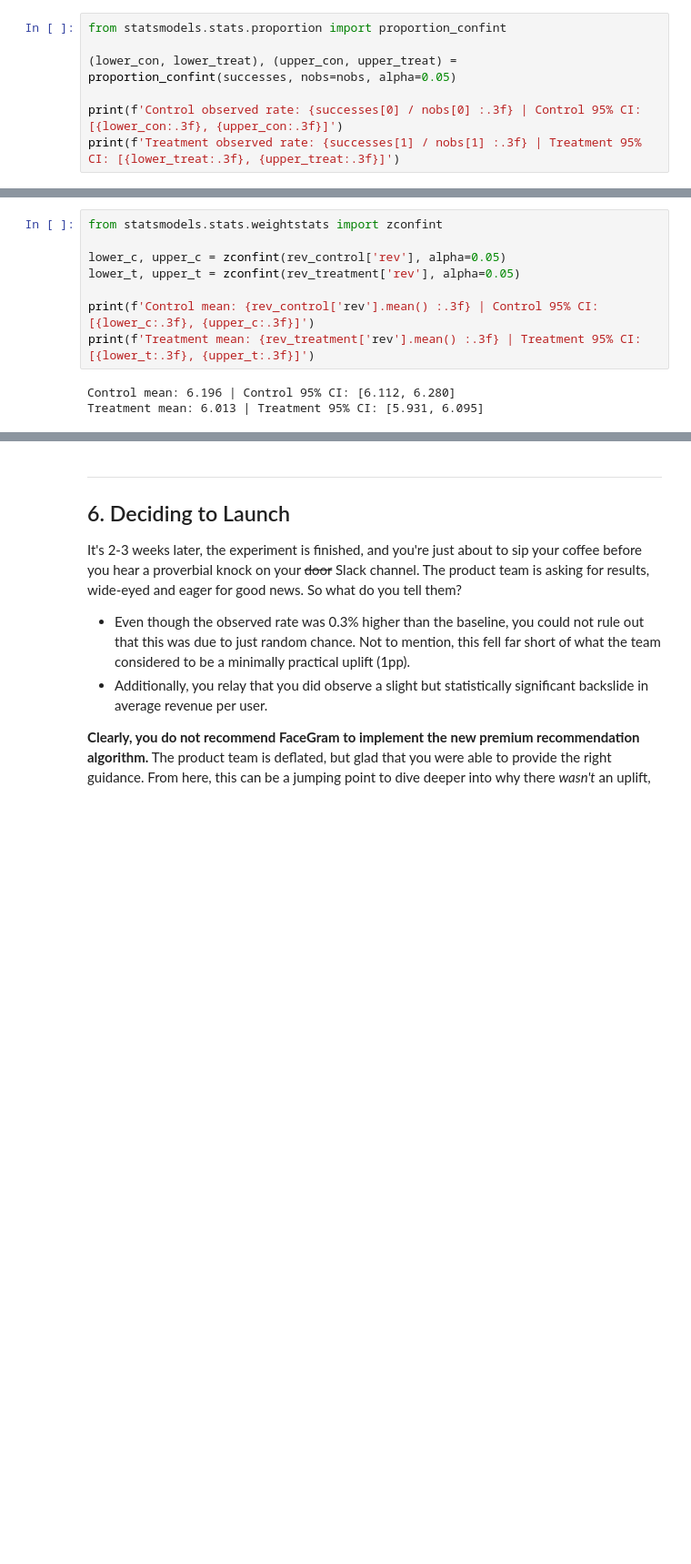
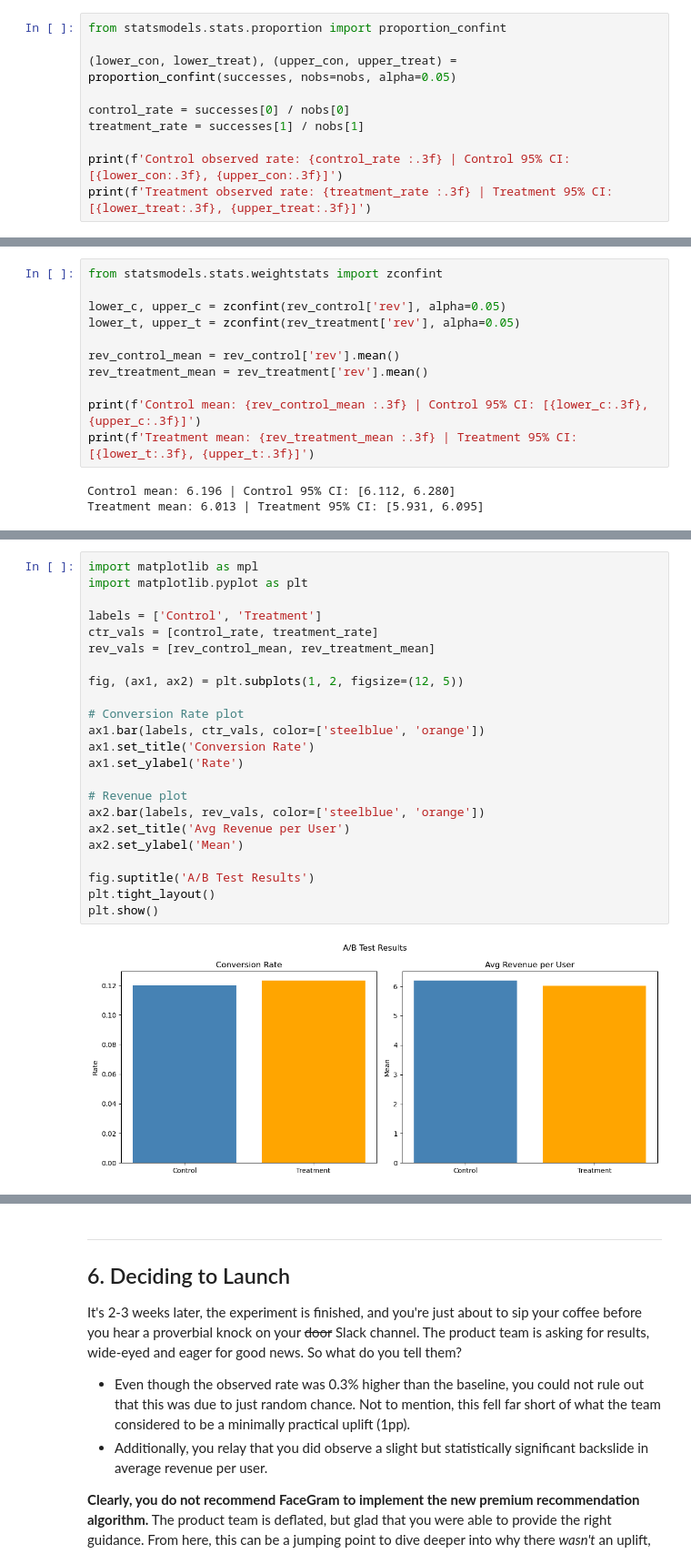
Before and after one commit to ericyunliu-blip/Python-Projects, a Jupyter notebook: AB-Testing/AB Testing Experiment with Guardrail.ipynb, the cells around one changed output, grey strips where cells are left out. Shown at 91% size. Cells and saved outputs as stored; diff of their text form; blank space fills up the shorter version.

Commit message:
Added visualisation snippet

```diff
--- a/AB-Testing/AB Testing Experiment with Guardrail.ipynb
+++ b/AB-Testing/AB Testing Experiment with Guardrail.ipynb
@@ -189,8 +189,11 @@ from statsmodels.stats.proportion import proportion_confint
 
 (lower_con, lower_treat), (upper_con, upper_treat) = proportion_confint(successes, nobs=nobs, alpha=0.05)
 
-print(f'Control observed rate: {successes[0] / nobs[0] :.3f} | Control 95% CI: [{lower_con:.3f}, {upper_con:.3f}]')
-print(f'Treatment observed rate: {successes[1] / nobs[1] :.3f} | Treatment 95% CI: [{lower_treat:.3f}, {upper_treat:.3f}]')
+control_rate = successes[0] / nobs[0]
+treatment_rate = successes[1] / nobs[1]
+
+print(f'Control observed rate: {control_rate :.3f} | Control 95% CI: [{lower_con:.3f}, {upper_con:.3f}]')
+print(f'Treatment observed rate: {treatment_rate :.3f} | Treatment 95% CI: [{lower_treat:.3f}, {upper_treat:.3f}]')
 # %% [output]
 Control observed rate: 0.120 | Control 95% CI: [0.115, 0.125]
 Treatment observed rate: 0.123 | Treatment 95% CI: [0.118, 0.128]
@@ -266,8 +269,11 @@ from statsmodels.stats.weightstats import zconfint
 lower_c, upper_c = zconfint(rev_control['rev'], alpha=0.05)
 lower_t, upper_t = zconfint(rev_treatment['rev'], alpha=0.05)
 
-print(f'Control mean: {rev_control['rev'].mean() :.3f} | Control 95% CI: [{lower_c:.3f}, {upper_c:.3f}]')
-print(f'Treatment mean: {rev_treatment['rev'].mean() :.3f} | Treatment 95% CI: [{lower_t:.3f}, {upper_t:.3f}]')
+rev_control_mean = rev_control['rev'].mean()
+rev_treatment_mean = rev_treatment['rev'].mean()
+
+print(f'Control mean: {rev_control_mean :.3f} | Control 95% CI: [{lower_c:.3f}, {upper_c:.3f}]')
+print(f'Treatment mean: {rev_treatment_mean :.3f} | Treatment 95% CI: [{lower_t:.3f}, {upper_t:.3f}]')
 # %% [output]
 Control mean: 6.196 | Control 95% CI: [6.112, 6.280]
 Treatment mean: 6.013 | Treatment 95% CI: [5.931, 6.095]
@@ -274 +284,26 @@ Treatment mean: 6.013 | Treatment 95% CI: [5.931, 6.095]
+# %%
+import matplotlib as mpl
+import matplotlib.pyplot as plt
+
+labels = ['Control', 'Treatment']
+ctr_vals = [control_rate, treatment_rate]
+rev_vals = [rev_control_mean, rev_treatment_mean]
+
+fig, (ax1, ax2) = plt.subplots(1, 2, figsize=(12, 5))
+
+# Conversion Rate plot
+ax1.bar(labels, ctr_vals, color=['steelblue', 'orange'])
+ax1.set_title('Conversion Rate')
+ax1.set_ylabel('Rate')
+
+# Revenue plot
+ax2.bar(labels, rev_vals, color=['steelblue', 'orange'])
+ax2.set_title('Avg Revenue per User')
+ax2.set_ylabel('Mean')
+
+fig.suptitle('A/B Test Results')
+plt.tight_layout()
+plt.show()
+# %% [output]
+[figure, added]
 # %% [markdown]
```
Also changed, not shown: parts of 2 cells of this notebook.
